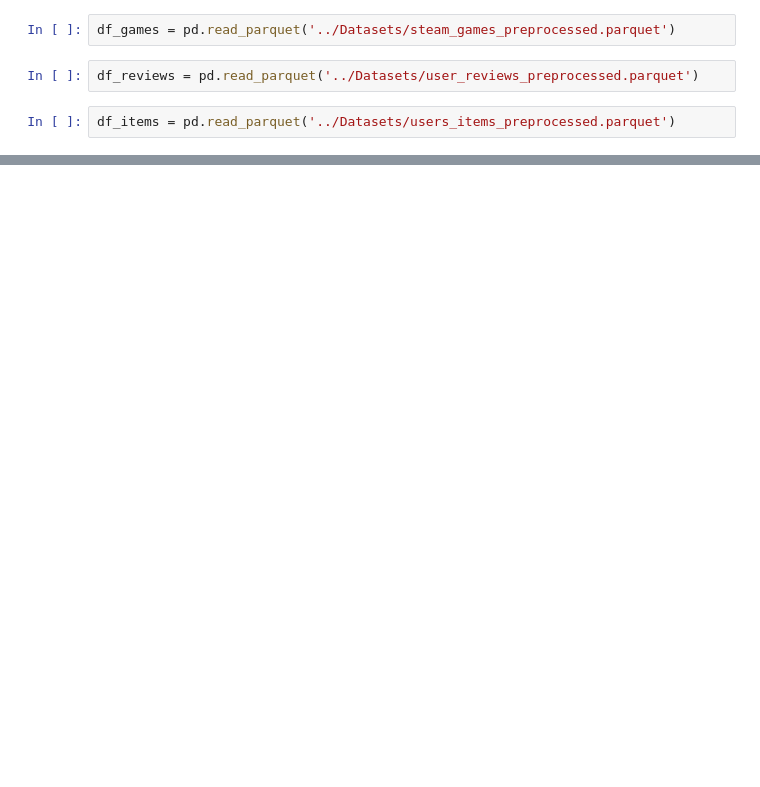
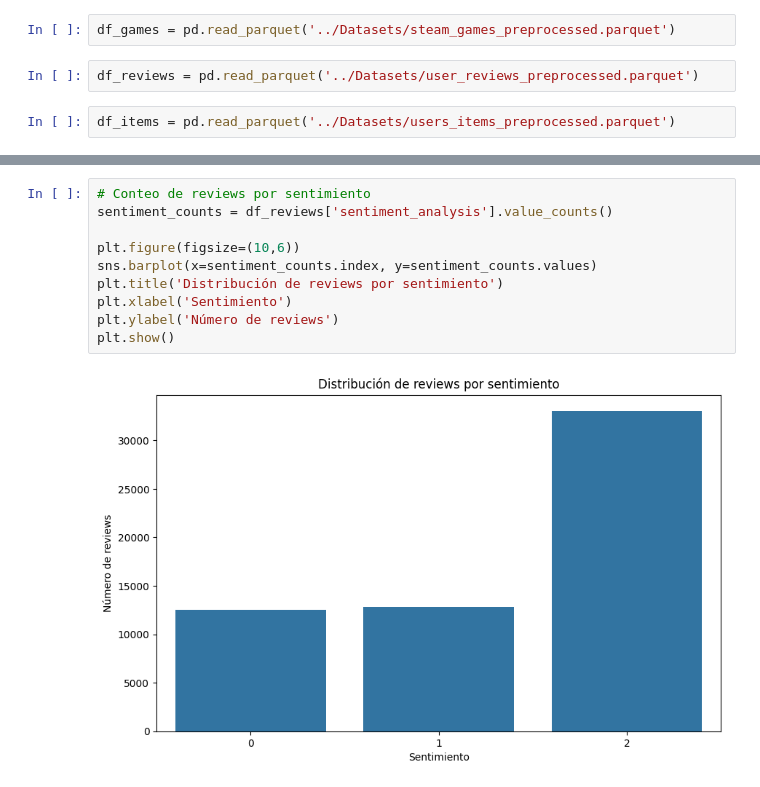
Before and after one commit to SantosIparraguirre/Sistema-Recomendacion-Steam, a Jupyter notebook: EDA/eda.ipynb, the cells around one changed output, grey strips where cells are left out. Cells and saved outputs as stored; diff of their text form; blank space fills up the shorter version.

```diff
--- a/EDA/eda.ipynb
+++ b/EDA/eda.ipynb
@@ -26,0 +78,12 @@ df_reviews.head()
+# %%
+# Conteo de reviews por sentimiento
+sentiment_counts = df_reviews['sentiment_analysis'].value_counts()
+
+plt.figure(figsize=(10,6))
+sns.barplot(x=sentiment_counts.index, y=sentiment_counts.values)
+plt.title('Distribución de reviews por sentimiento')
+plt.xlabel('Sentimiento')
+plt.ylabel('Número de reviews')
+plt.show()
+# %% [output]
+[figure, added]
```
Also changed, not shown: parts of 9 cells of this notebook, 6 other files.
